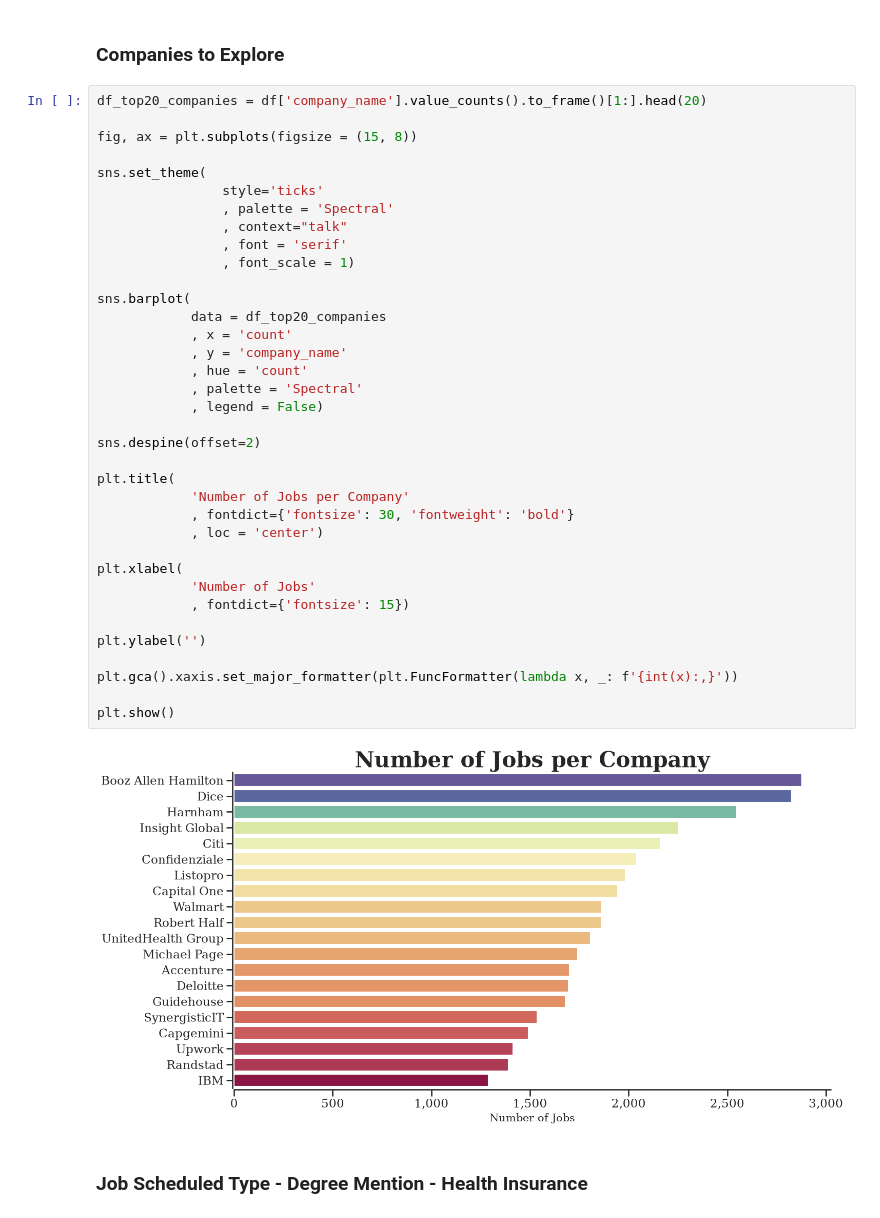
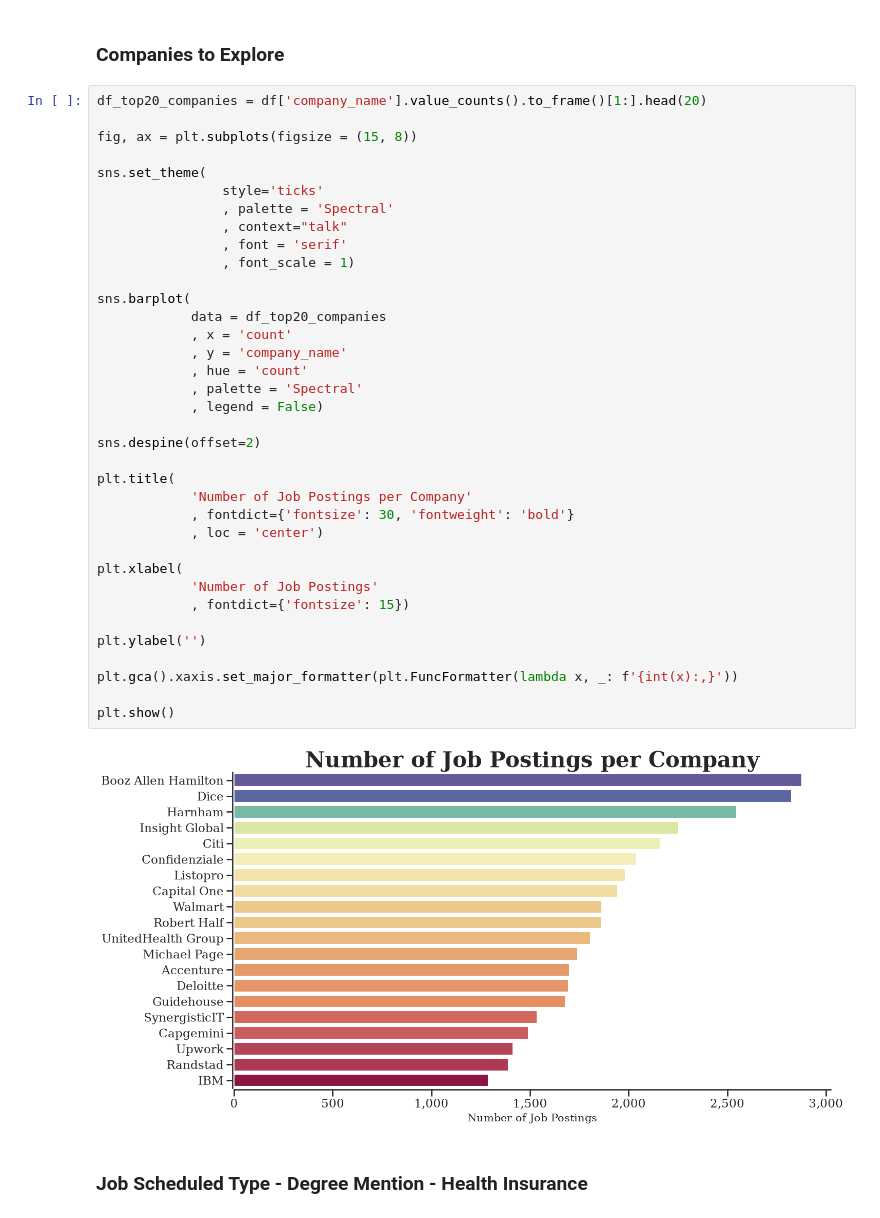
Before and after one commit to JohnnyQuant/Python_Data_Project, a Jupyter notebook: Project/1_EDA_Intro.ipynb, the cells around one changed output. Cells and saved outputs as stored; diff of their text form.

```diff
--- a/Project/1_EDA_Intro.ipynb
+++ b/Project/1_EDA_Intro.ipynb
@@ -133,36 +133,36 @@ fig, ax = plt.subplots(figsize = (15, 8))
 sns.set_theme(
                 style='ticks'
                 , palette = 'Spectral'
                 , context="talk"
                 , font = 'serif'
                 , font_scale = 1)
 
 sns.barplot(
             data = df_top20_companies
             , x = 'count'
             , y = 'company_name'
             , hue = 'count'
             , palette = 'Spectral'
             , legend = False)
 
 sns.despine(offset=2)
 
 plt.title(
-            'Number of Jobs per Company'
+            'Number of Job Postings per Company'
             , fontdict={'fontsize': 30, 'fontweight': 'bold'}
             , loc = 'center')
 
 plt.xlabel(
-            'Number of Jobs'
+            'Number of Job Postings'
             , fontdict={'fontsize': 15})
 
 plt.ylabel('')
 
 plt.gca().xaxis.set_major_formatter(plt.FuncFormatter(lambda x, _: f'{int(x):,}'))
 
 plt.show()
 # %% [output]
-[figure, old version]
+[figure, new version]
 # %% [markdown]
 ### Job Scheduled Type - Degree Mention - Health Insurance
 # %%
```
Also changed, not shown: parts of 2 cells of this notebook.
